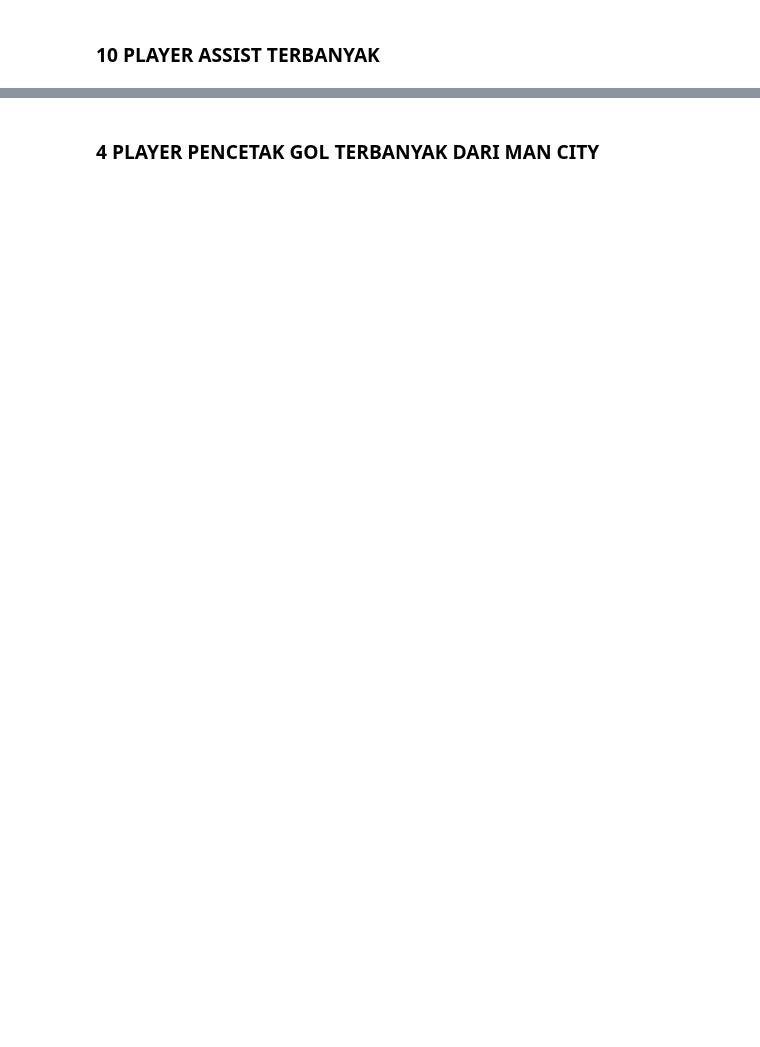
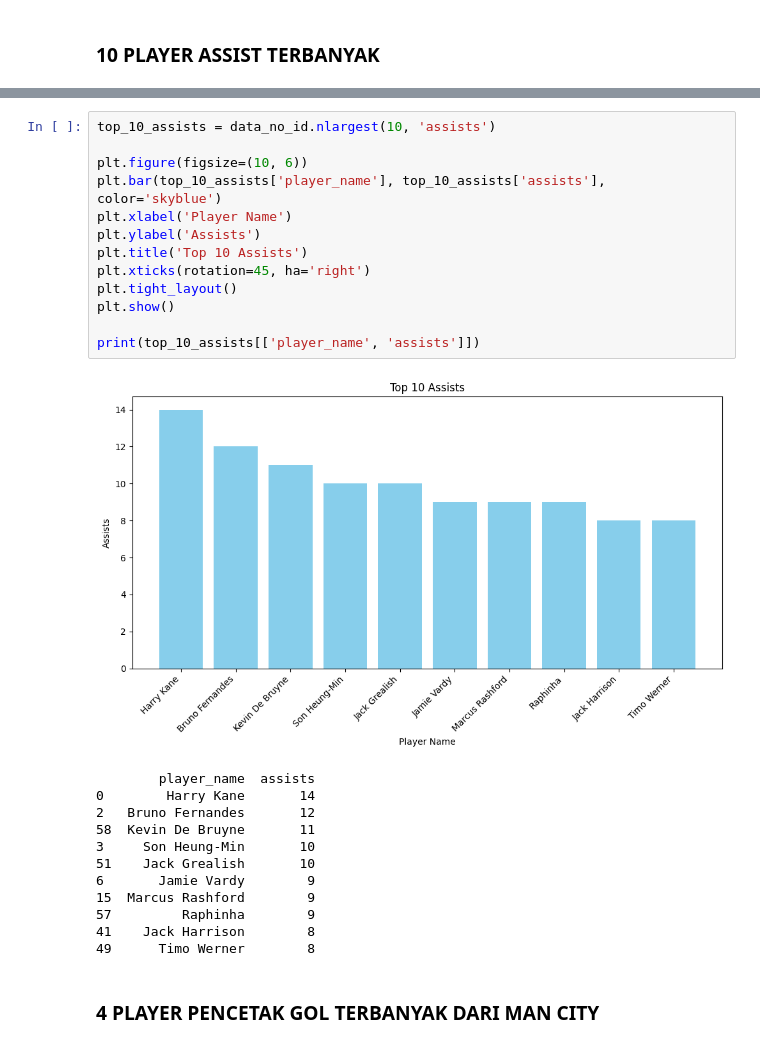
Before and after one commit to suryasanZ/TUGAS_SLO_Surya, a Jupyter notebook: TUGAS_SLO_MUHAMMAD_SURYA_SANJIWANI.ipynb, the cells around one changed output, grey strips where cells are left out. Saved outputs shown, nothing was run; the diff lists cells and outputs as text; blank space fills up the shorter version.

```diff
--- a/TUGAS_SLO_MUHAMMAD_SURYA_SANJIWANI.ipynb
+++ b/TUGAS_SLO_MUHAMMAD_SURYA_SANJIWANI.ipynb
@@ -181,2 +131,28 @@ print(top_10_assists[['player_name', 'assists']])
+# %%
+top_10_assists = data_no_id.nlargest(10, 'assists')
+
+plt.figure(figsize=(10, 6))
+plt.bar(top_10_assists['player_name'], top_10_assists['assists'], color='skyblue')
+plt.xlabel('Player Name')
+plt.ylabel('Assists')
+plt.title('Top 10 Assists')
+plt.xticks(rotation=45, ha='right')
+plt.tight_layout()
+plt.show()
+
+print(top_10_assists[['player_name', 'assists']])
+# %% [output]
+[figure, added]
+        player_name  assists
+0        Harry Kane       14
+2   Bruno Fernandes       12
+58  Kevin De Bruyne       11
+3     Son Heung-Min       10
+51    Jack Grealish       10
+6       Jamie Vardy        9
+15  Marcus Rashford        9
+57         Raphinha        9
+41    Jack Harrison        8
+49      Timo Werner        8
 # %% [markdown]
 ### **4 PLAYER PENCETAK GOL TERBANYAK DARI MAN CITY**
```
Also changed, not shown: parts of 10 cells of this notebook.
